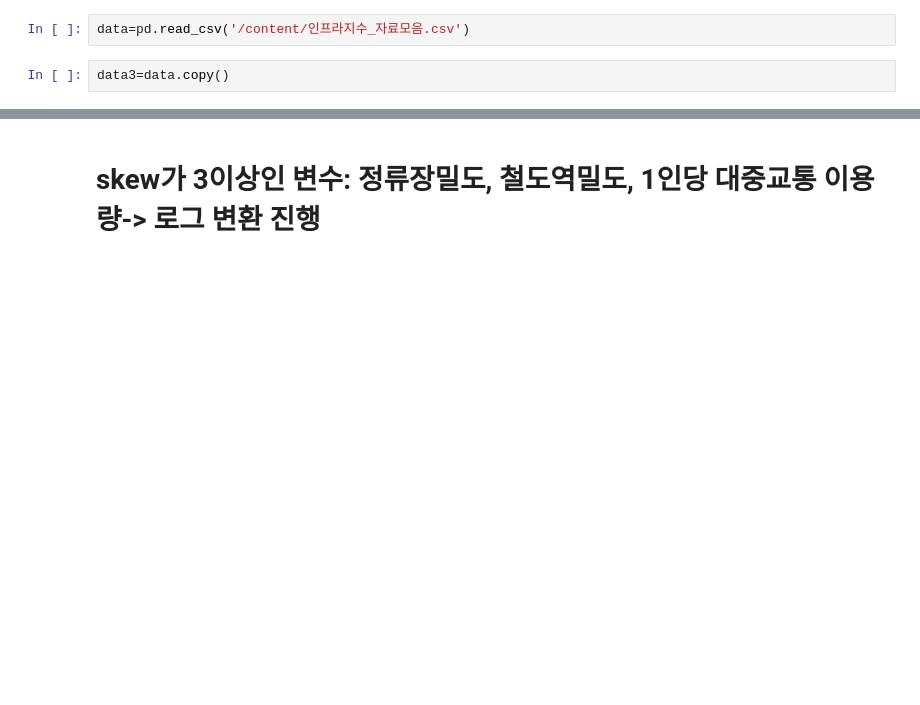
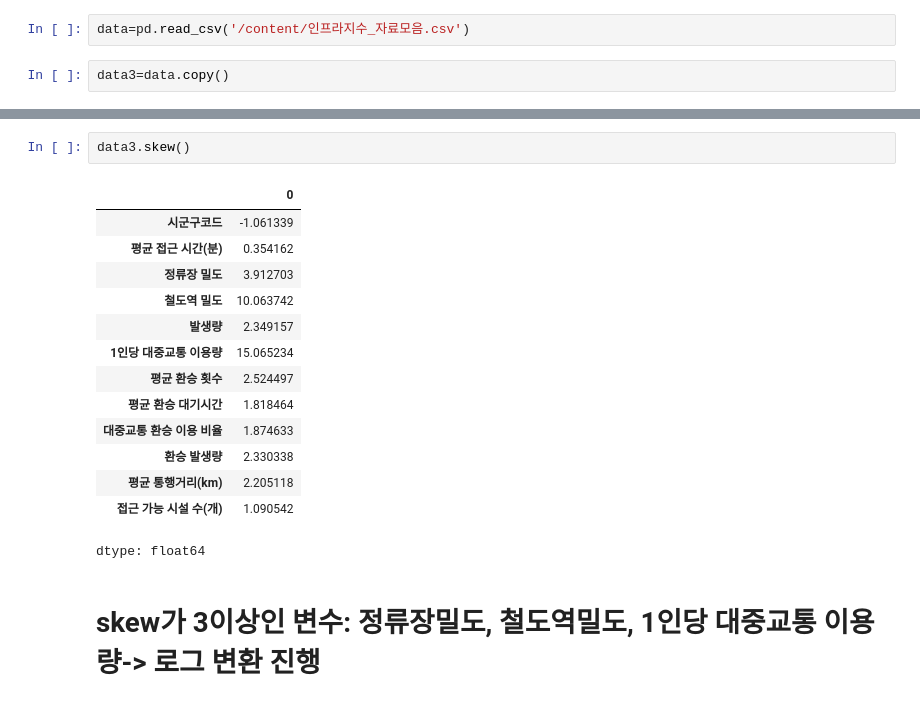
Before and after one commit to bbberylll/BDA, a Jupyter notebook: 코드/인프라 지수 관련 코드/교통인프라_계산과정_최종.ipynb, the cells around one changed output, grey strips where cells are left out. Saved outputs shown, nothing was run; the diff lists cells and outputs as text; blank space fills up the shorter version.

```diff
--- a/코드/인프라 지수 관련 코드/교통인프라_계산과정_최종.ipynb
+++ b/코드/인프라 지수 관련 코드/교통인프라_계산과정_최종.ipynb
@@ -16,3 +80,20 @@ data3=data.copy()
+# %%
+data3.skew()
+# %% [output]
+|  | 0 |
+| 시군구코드 | -1.061339 |
+| 평균 접근 시간(분) | 0.354162 |
+| 정류장 밀도 | 3.912703 |
+| 철도역 밀도 | 10.063742 |
+| 발생량 | 2.349157 |
+| 1인당 대중교통 이용량 | 15.065234 |
+| 평균 환승 횟수 | 2.524497 |
+| 평균 환승 대기시간 | 1.818464 |
+| 대중교통 환승 이용 비율 | 1.874633 |
+| 환승 발생량 | 2.330338 |
+| 평균 통행거리(km) | 2.205118 |
+| 접근 가능 시설 수(개) | 1.090542 |
+dtype: float64
 # %% [markdown]
 # skew가 3이상인 변수: 정류장밀도, 철도역밀도, 1인당 대중교통 이용량-> 로그 변환 진행
 # %%
```
Also changed, not shown: parts of 6 cells of this notebook.
